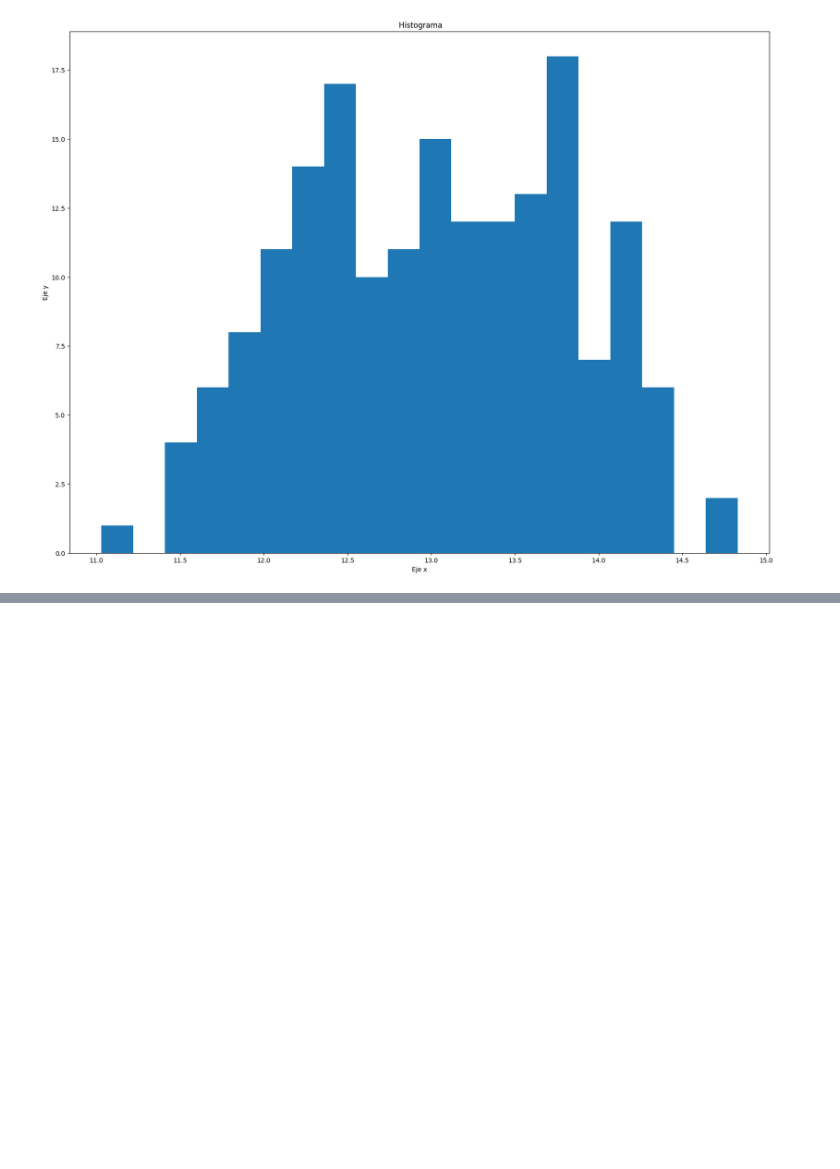
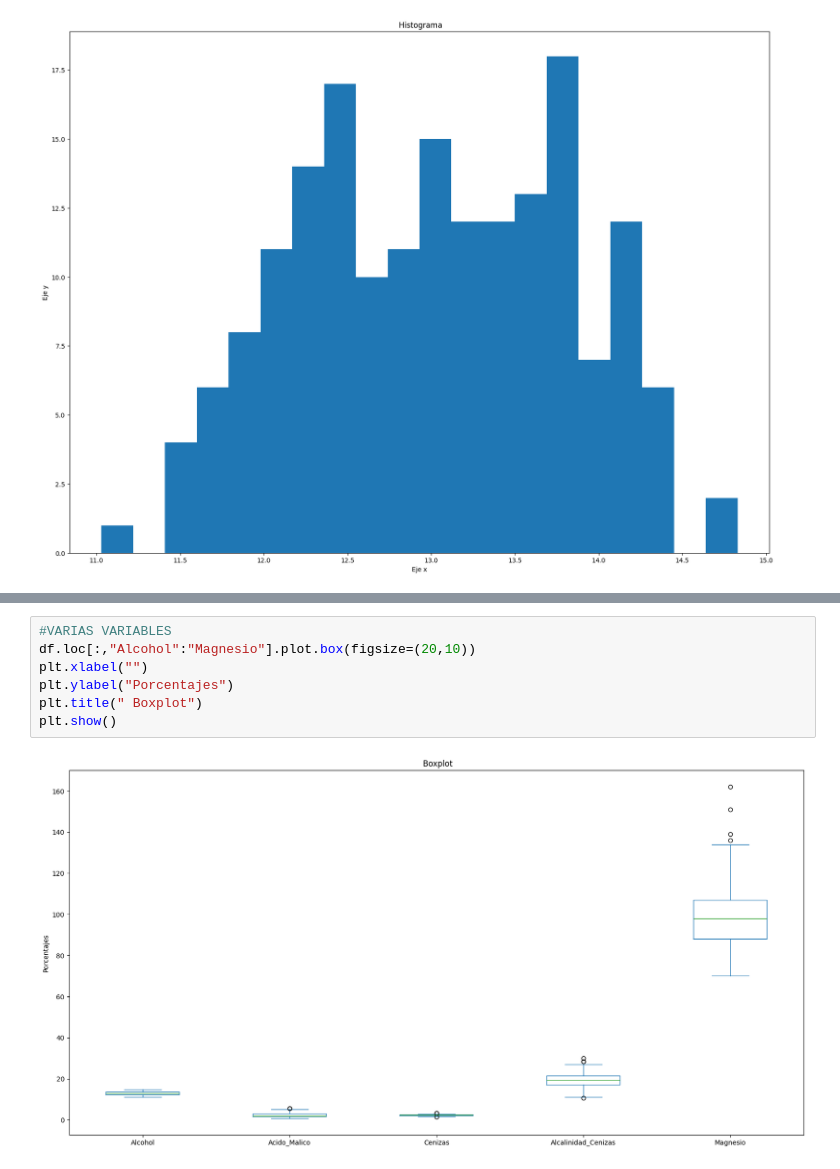
Before and after one commit to laurapinto2/TALLER_TAREA, a Jupyter notebook: TAREA.ipynb, the cells around one changed output, grey strips where cells are left out. Saved outputs shown, nothing was run; the diff lists cells and outputs as text; blank space fills up the shorter version.

```diff
--- a/TAREA.ipynb
+++ b/TAREA.ipynb
@@ -268,0 +279,9 @@ plt.show()
+# %%
+#VARIAS VARIABLES
+df.loc[:,"Alcohol":"Magnesio"].plot.box(figsize=(20,10))
+plt.xlabel("")
+plt.ylabel("Porcentajes")
+plt.title(" Boxplot")
+plt.show()
+# %% [output]
+[figure, added]
```
Also changed, not shown: parts of 20 cells of this notebook.
